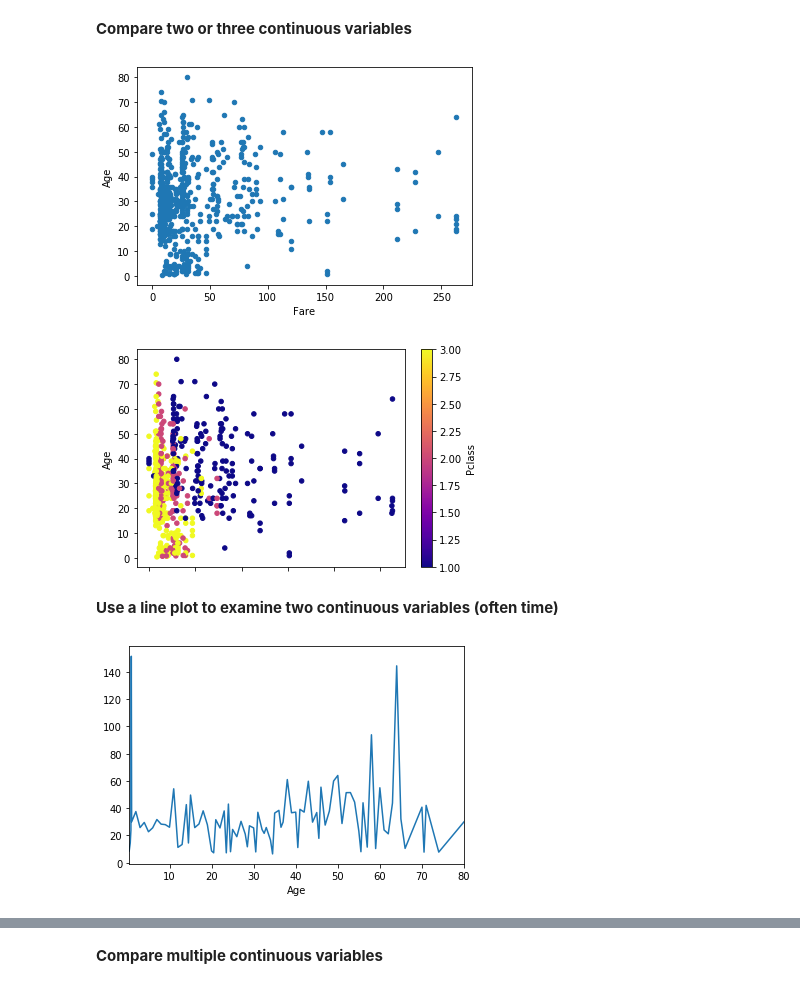
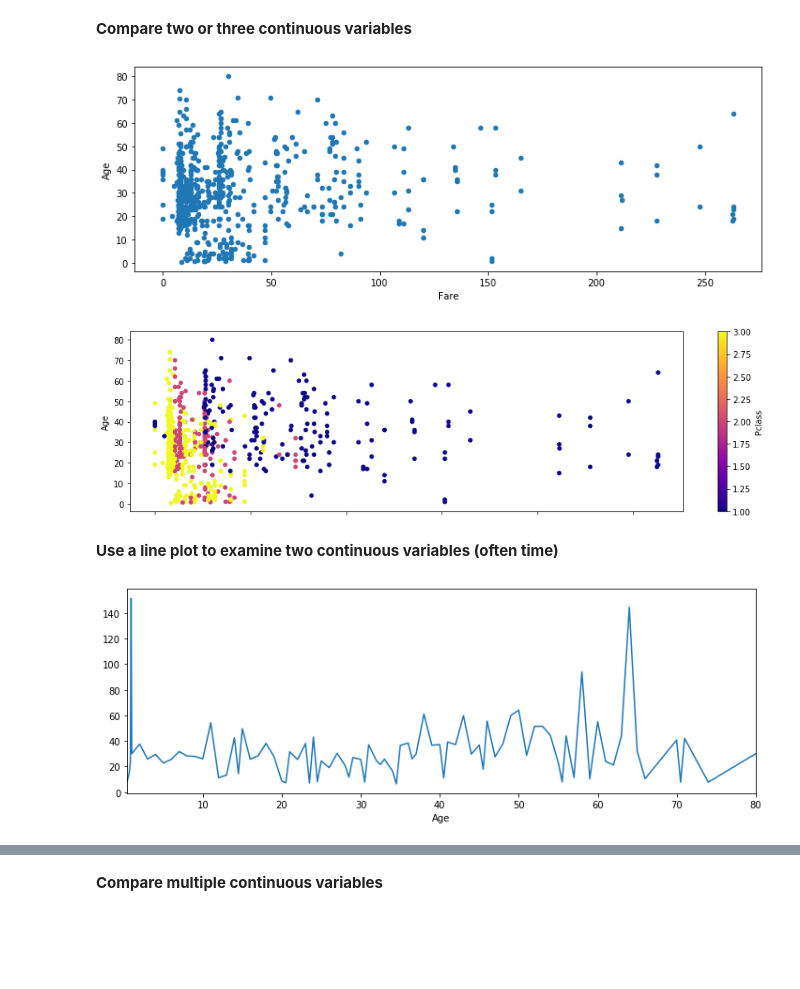
Before and after one commit to sugarfreecode/DS-Unit-1-Sprint-1-Data-Wrangling-and-Storytelling, a Jupyter notebook: module4-make-explanatory-visualizations/LS_DS_114_Make_Explanatory_Visualizations_Lecture_Solutions.ipynb, the cells around one changed output, grey strips where cells are left out. Saved outputs shown, nothing was run; the diff lists cells and outputs as text; code cells hidden in the pictures; blank space fills up the shorter version.

```diff
--- a/module4-make-explanatory-visualizations/LS_DS_114_Make_Explanatory_Visualizations_Lecture_Solutions.ipynb
+++ b/module4-make-explanatory-visualizations/LS_DS_114_Make_Explanatory_Visualizations_Lecture_Solutions.ipynb
@@ -20,3 +20,7 @@ import numpy as np
 import seaborn as sns
 import matplotlib.pyplot as plt
 %matplotlib inline
+# %%
+# Specify the 'plot style' we want to use with pandas and matplotlib
+plt.style.use('fast')
+# "fast" is actually the default style, so you don't necessarily have to set it.
@@ -29,7 +54,8 @@ This is useful only for simple, quick-and-dirty plots. [Read the full documentat
 **Continuous vs. Discrete variables**
 # %%
 # Read in the titanic dataset
-url = 'https://raw.githubusercontent.com/austinlasseter/pandas_visualization/master/data/titanic.csv'
+# url = 'https://raw.githubusercontent.com/austinlasseter/pandas_visualization/master/data/titanic.csv'
+url = '/Users/austinlasseter/atelier/lambda/dspt4/scraps/pandas_visualization/data/titanic.csv'
 df = pd.read_csv(url)
 df.head()
 # %% [output]
@@ -156,19 +217,19 @@ df.boxplot(column='Age', by='cabin_class');
 # %% [markdown]
 **Compare two or three continuous variables**
 # %%
-# scatter: age by fare
-df.plot(kind = 'scatter', x='Fare', y='Age');
+# Two continuous variables: age by fare
+df.plot(kind = 'scatter', x='Fare', y='Age', figsize=(12,4));
 # %% [output]
-[figure, old version]
+[figure, new version]
 # %%
-# scatter: age, fare, and cabin class
-df.plot(kind = 'scatter', x='Fare', y='Age', c='Pclass', colormap='plasma');
+# Three variables: age, fare, and cabin class (color can be either continuous or discrete here).
+df.plot(kind = 'scatter', x='Fare', y='Age', c='Pclass', colormap='plasma', figsize=(15,4));
 # %% [output]
-[figure, old version]
+[figure, new version]
 # %% [markdown]
 **Use a line plot to examine two continuous variables (often time)**
 # %%
 # line chart: age by fare
-df.groupby('Age')['Fare'].mean().plot();
+df.groupby('Age')['Fare'].mean().plot(figsize=(12,4));
 # %% [output]
-[figure, old version]
+[figure, new version]
```
Also changed, not shown: parts of 38 cells of this notebook.
